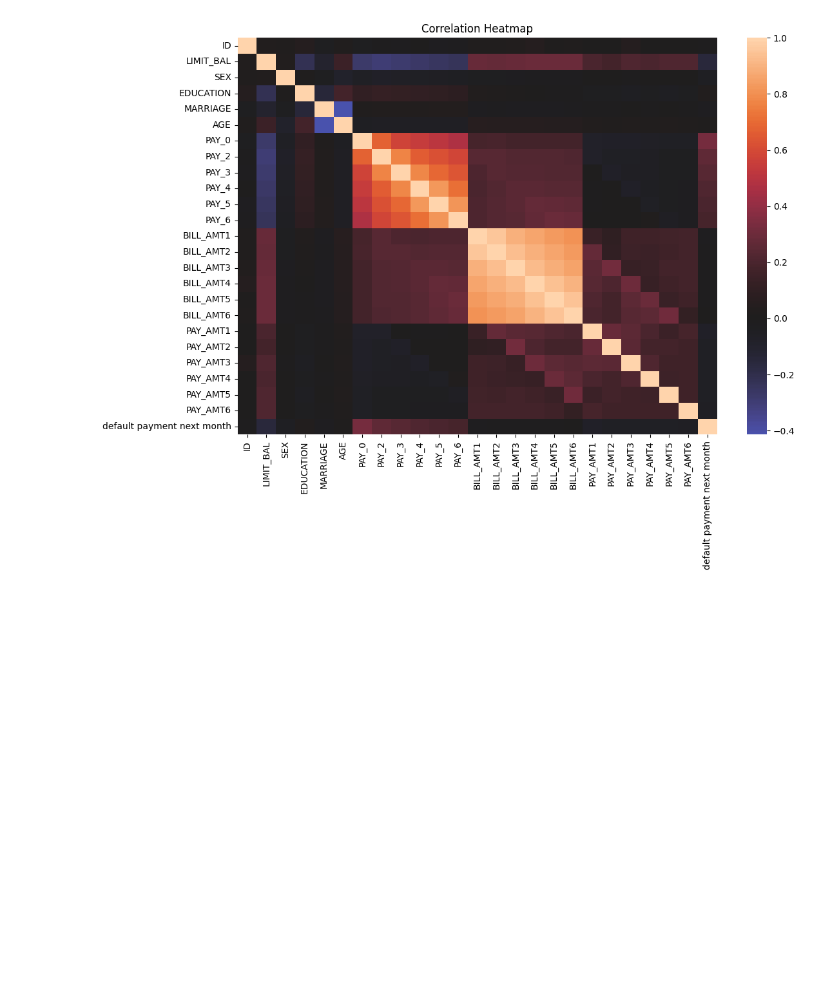
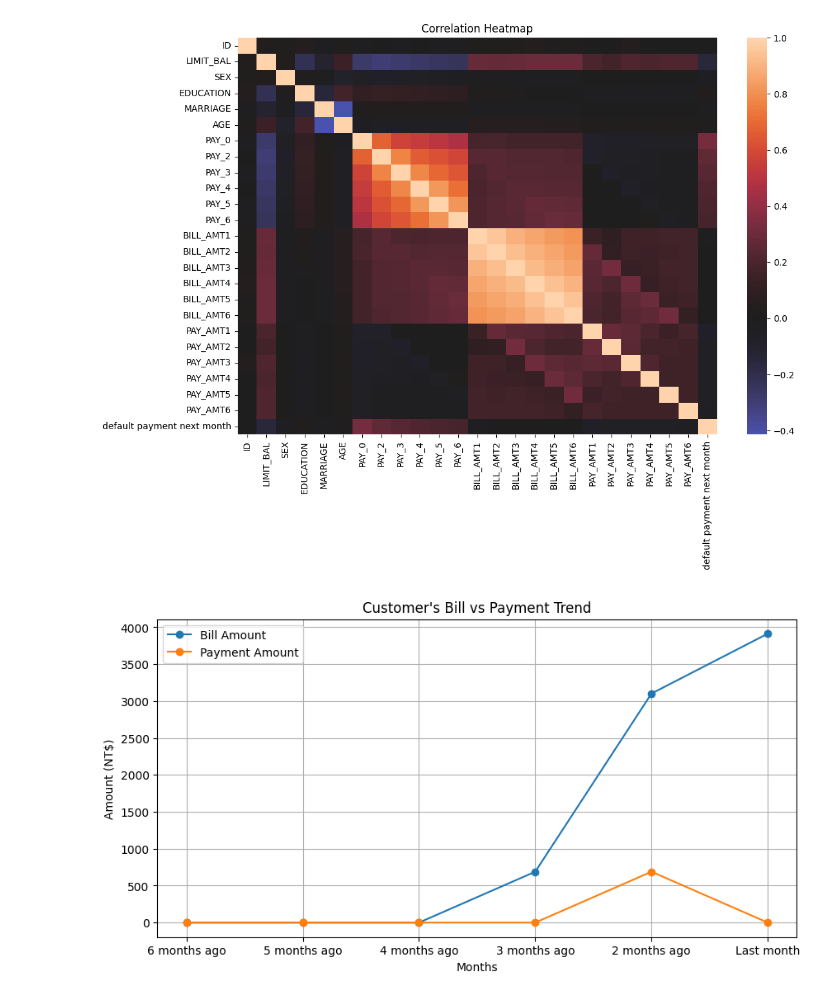
Before and after one commit to amitsingh2022/credit-risk-prediction, a Jupyter notebook: notebooks/EDA.ipynb, the cells around one changed output. Cells and saved outputs as stored; diff of their text form; code cells hidden in the pictures; blank space fills up the shorter version.

```diff
--- a/notebooks/EDA.ipynb
+++ b/notebooks/EDA.ipynb
@@ -140,3 +154,20 @@ plt.title("Correlation Heatmap")
 plt.show()
 # %% [output]
 [figure]
+# %%
+customer = df.iloc[0]
+months = ['6 months ago', '5 months ago', '4 months ago', '3 months ago', '2 months ago', 'Last month']
+bill_amts = customer[['BILL_AMT6','BILL_AMT5','BILL_AMT4','BILL_AMT3','BILL_AMT2','BILL_AMT1']]
+pay_amts  = customer[['PAY_AMT6','PAY_AMT5','PAY_AMT4','PAY_AMT3','PAY_AMT2','PAY_AMT1']]
+
+plt.figure(figsize=(10,5))
+plt.plot(months, bill_amts, marker='o', label='Bill Amount')
+plt.plot(months, pay_amts, marker='o', label='Payment Amount')
+plt.xlabel("Months")
+plt.ylabel("Amount (NT$)")
+plt.title("Customer's Bill vs Payment Trend")
+plt.legend()
+plt.grid(True)
+plt.show()
+# %% [output]
+[figure, added]
```
Also changed, not shown: parts of 14 cells of this notebook.
